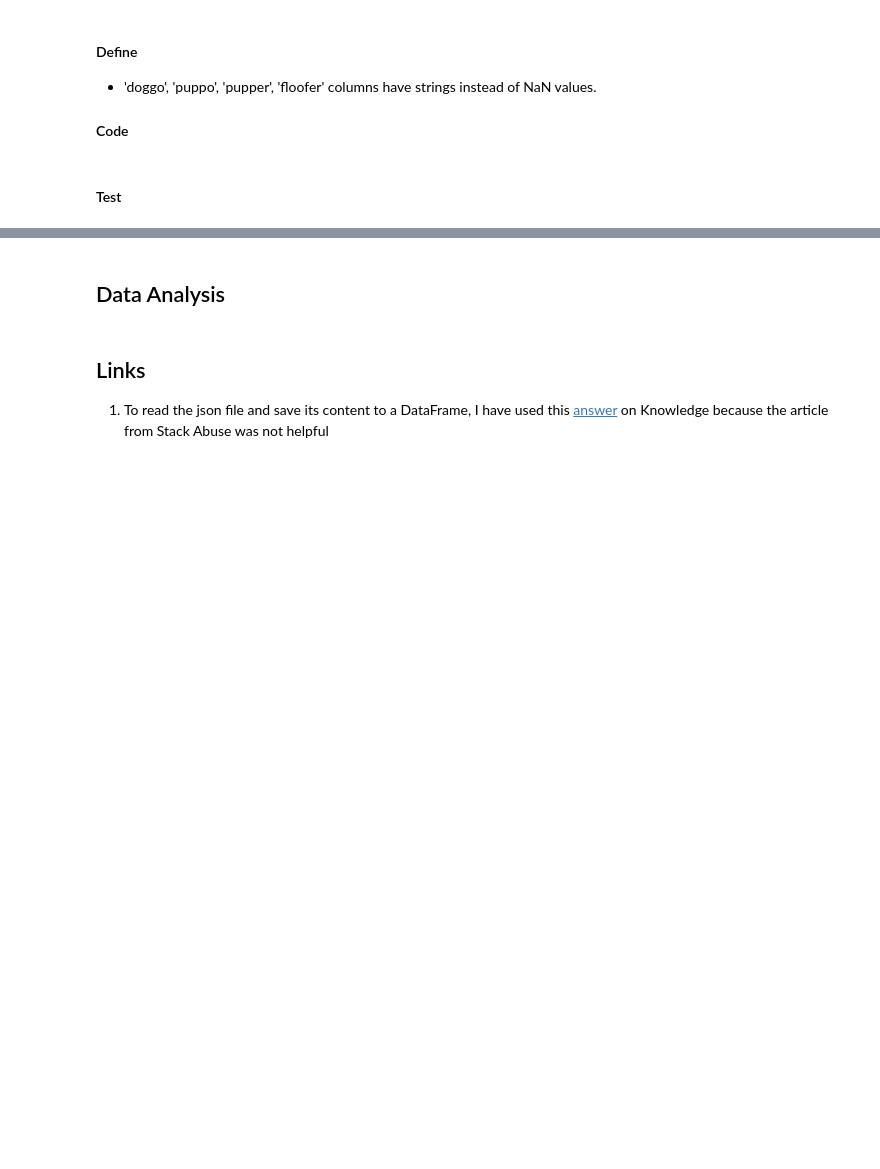
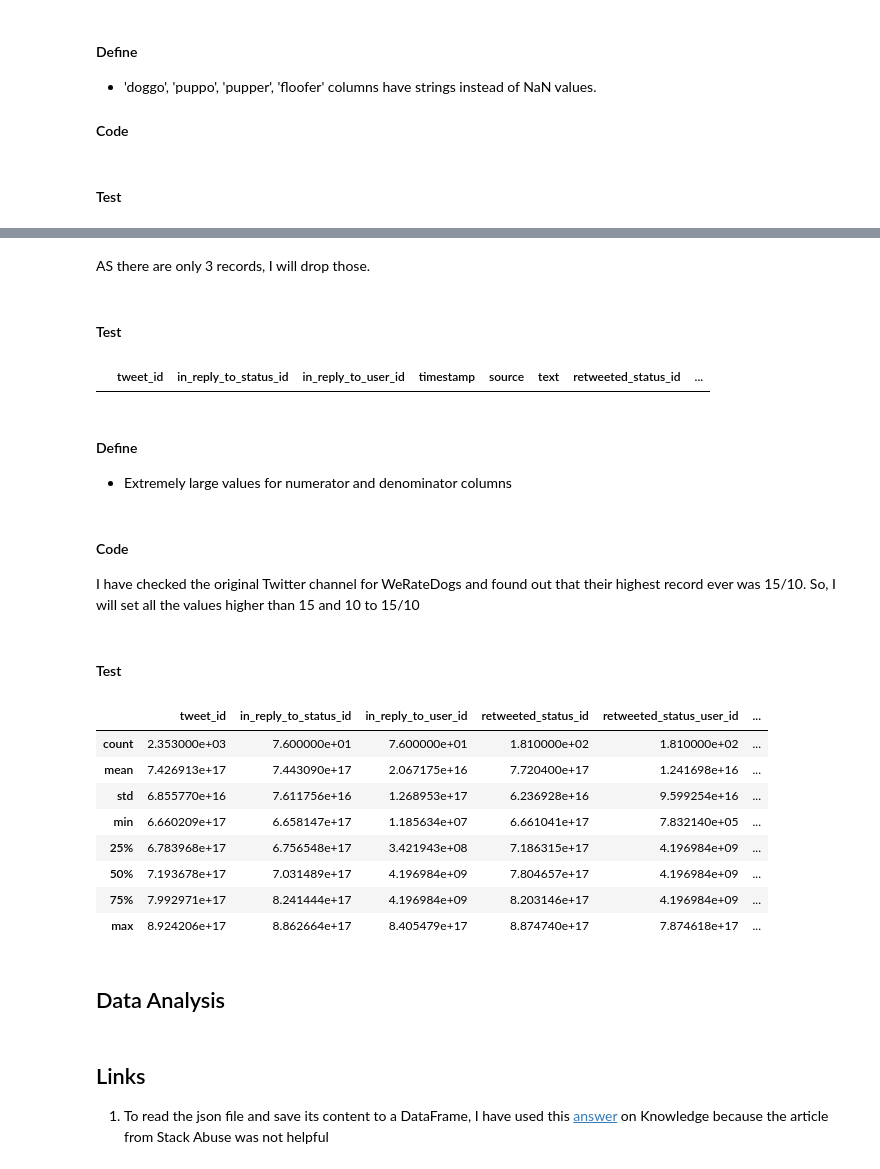
Before and after one commit to BexTuychiev/WeRateDogs_wrangle_analyze, a Jupyter notebook: wrangle_act.ipynb, the cells around one changed output, grey strips where cells are left out. Drawn from its saved outputs; the diff is of its cells as text; code cells hidden in the pictures; blank space fills up the shorter version.

Commit message:
fix: Fix issues in the rating columns

```diff
--- a/wrangle_act.ipynb
+++ b/wrangle_act.ipynb
@@ -277,0 +285,4 @@ we_rd[['doggo', 'puppo', 'pupper', 'floofer']].isnull()
+# %%
+# Get the ratings columns with 0 values
+nulls = we_rd[(we_rd.rating_numerator == 0) | (we_rd.rating_denominator == 0)].copy()
+nulls
@@ -278,3 +294,39 @@ we_rd[['doggo', 'puppo', 'pupper', 'floofer']].isnull()
+# %% [markdown]
+AS there are only 3 records, I will drop those.
+# %%
+we_rd.drop(nulls.index, axis=0, inplace=True)
+# %% [markdown]
+#### Test
+# %%
+we_rd[(we_rd.rating_numerator == 0) | (we_rd.rating_denominator == 0)]
+# %% [output]
+|  | tweet_id | in_reply_to_status_id | in_reply_to_user_id | timestamp | source | text | retweeted_status_id | ... |
+# %% [markdown]
+#### Define
+- Extremely large values for numerator and denominator columns
+# %% [markdown]
+#### Code
+
+I have checked the original Twitter channel for WeRateDogs and found out that their highest record ever was 15/10. So, I will set all the values higher than 15 and 10 to 15/10
+# %%
+we_rd['rating_numerator'] = we_rd['rating_numerator'].apply(
+                                        lambda x: 15 if x > 15 else x)
+we_rd['rating_denominator'] = we_rd['rating_denominator'].apply(
+                                        lambda x: 10 if x > 10 else x)
+# %% [markdown]
+#### Test
+# %%
+we_rd.describe()
+# %% [output]
+|  | tweet_id | in_reply_to_status_id | in_reply_to_user_id | retweeted_status_id | retweeted_status_user_id | ... |
+| count | 2.353000e+03 | 7.600000e+01 | 7.600000e+01 | 1.810000e+02 | 1.810000e+02 | ... |
+| mean | 7.426913e+17 | 7.443090e+17 | 2.067175e+16 | 7.720400e+17 | 1.241698e+16 | ... |
+| std | 6.855770e+16 | 7.611756e+16 | 1.268953e+17 | 6.236928e+16 | 9.599254e+16 | ... |
+| min | 6.660209e+17 | 6.658147e+17 | 1.185634e+07 | 6.661041e+17 | 7.832140e+05 | ... |
+| 25% | 6.783968e+17 | 6.756548e+17 | 3.421943e+08 | 7.186315e+17 | 4.196984e+09 | ... |
+| 50% | 7.193678e+17 | 7.031489e+17 | 4.196984e+09 | 7.804657e+17 | 4.196984e+09 | ... |
+| 75% | 7.992971e+17 | 8.241444e+17 | 4.196984e+09 | 8.203146e+17 | 4.196984e+09 | ... |
+| max | 8.924206e+17 | 8.862664e+17 | 8.405479e+17 | 8.874740e+17 | 7.874618e+17 | ... |
 # %% [markdown]
 <a id='analysis'></a>
 ## Data Analysis
```
Also changed, not shown: parts of 6 cells of this notebook.
